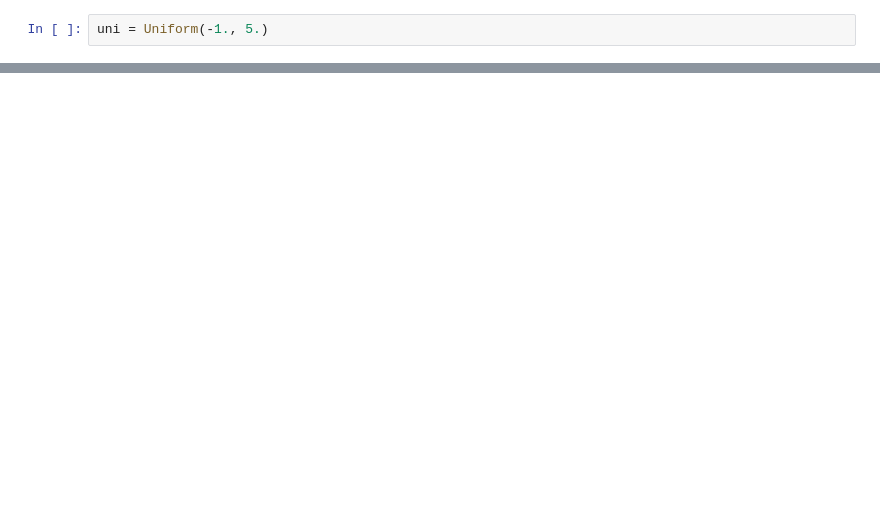
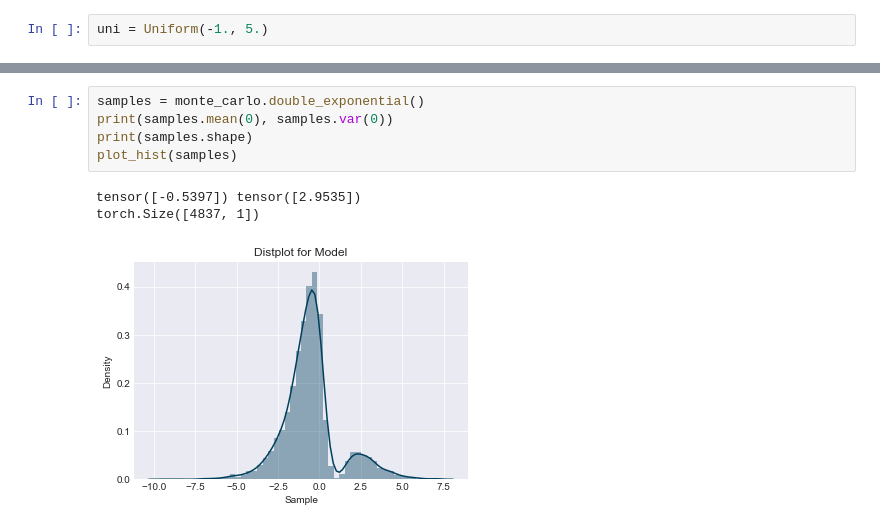
Before and after one commit to nextBillyonair/DPM, a Jupyter notebook: Notebooks/MonteCarlo.ipynb, the cells around one changed output, grey strips where cells are left out. Saved outputs shown, nothing was run; the diff lists cells and outputs as text; blank space fills up the shorter version.

```diff
--- a/Notebooks/MonteCarlo.ipynb
+++ b/Notebooks/MonteCarlo.ipynb
@@ -79,0 +88,9 @@ plt.show()
+# %%
+samples = monte_carlo.double_exponential()
+print(samples.mean(0), samples.var(0))
+print(samples.shape)
+plot_hist(samples)
+# %% [output]
+tensor([-0.5397]) tensor([2.9535])
+torch.Size([4837, 1])
+[figure, added]
```
Also changed, not shown: parts of 8 cells of this notebook, 2 other files.
